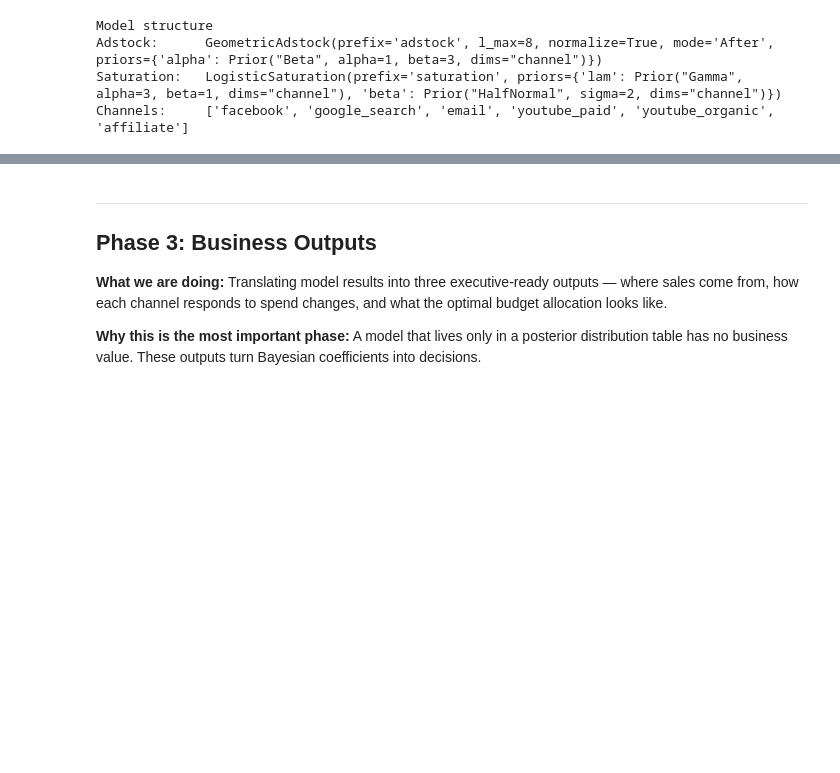
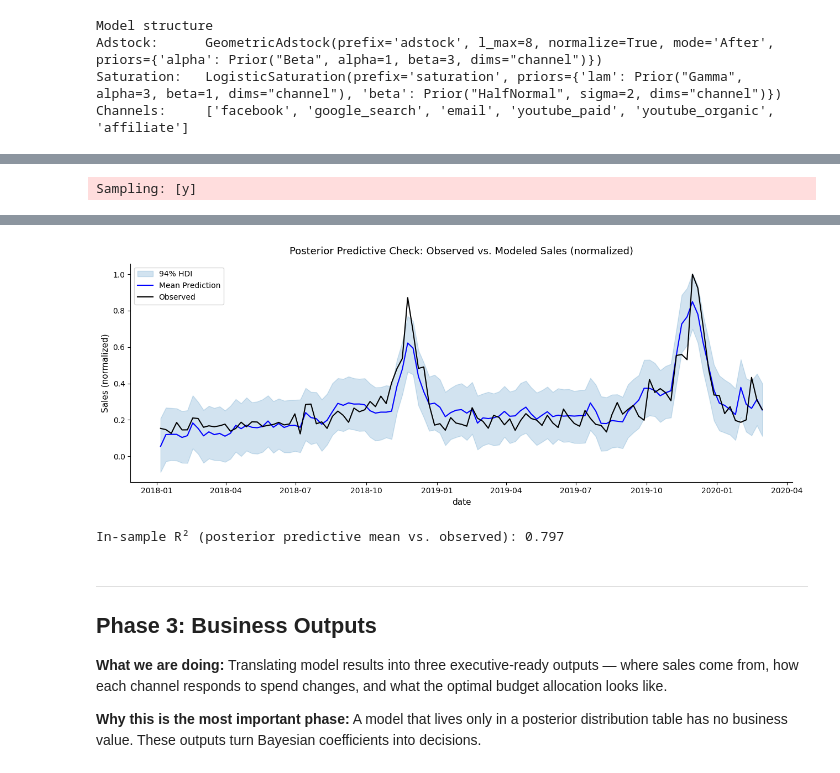
Before and after one commit to dustintdn/mmm-budget-optimization, a Jupyter notebook: notebooks/mmm_analysis.ipynb, the cells around one changed output, grey strips where cells are left out. Saved outputs shown, nothing was run; the diff lists cells and outputs as text; code cells hidden in the pictures; blank space fills up the shorter version.

```diff
--- a/notebooks/mmm_analysis.ipynb
+++ b/notebooks/mmm_analysis.ipynb
@@ -410,0 +414,18 @@ saturation_beta[affiliate]          0.018  1264.422  1150.080  1.001
+# %%
+# ── Posterior predictive check ───────────────────────────────────────────────
+mmm.sample_posterior_predictive(X, extend_idata=True, combined=True, random_seed=42)
+
+fig = mmm.plot_posterior_predictive(original_scale=False, hdi_list=[0.94])
+ax = fig.gca()
+ax.set_title('Posterior Predictive Check: Observed vs. Modeled Sales (normalized)', pad=12)
+ax.set_ylabel('Sales (normalized)')
+plt.tight_layout()
+plt.show()
+
+# In-sample fit quality: Bayesian R² on the posterior predictive mean
+y_pred = idata.posterior_predictive['y'].mean(dim=[d for d in idata.posterior_predictive['y'].dims if d != 'date']).values
+ss_res = np.sum((y.values - y_pred) ** 2)
+ss_tot = np.sum((y.values - y.mean()) ** 2)
+print(f'In-sample R² (posterior predictive mean vs. observed): {1 - ss_res / ss_tot:.3f}')
+# %% [output]
+Sampling: [y]
@@ -411,3 +434,5 @@ saturation_beta[affiliate]          0.018  1264.422  1150.080  1.001
+[figure, added]
+In-sample R² (posterior predictive mean vs. observed): 0.797
 # %% [markdown]
 ---
 ## Phase 3: Business Outputs
```
Also changed, not shown: parts of 14 cells of this notebook, 1 other file.
